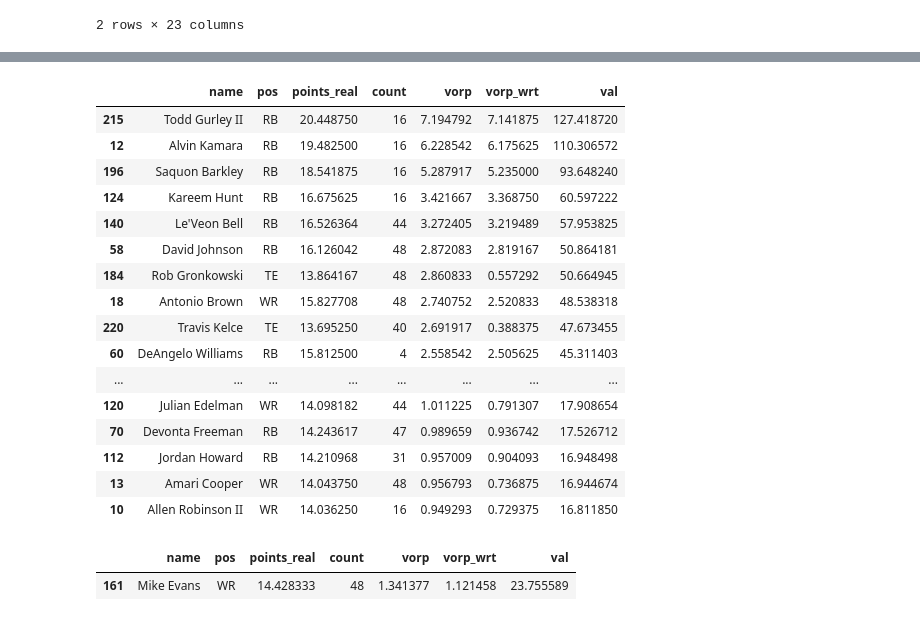
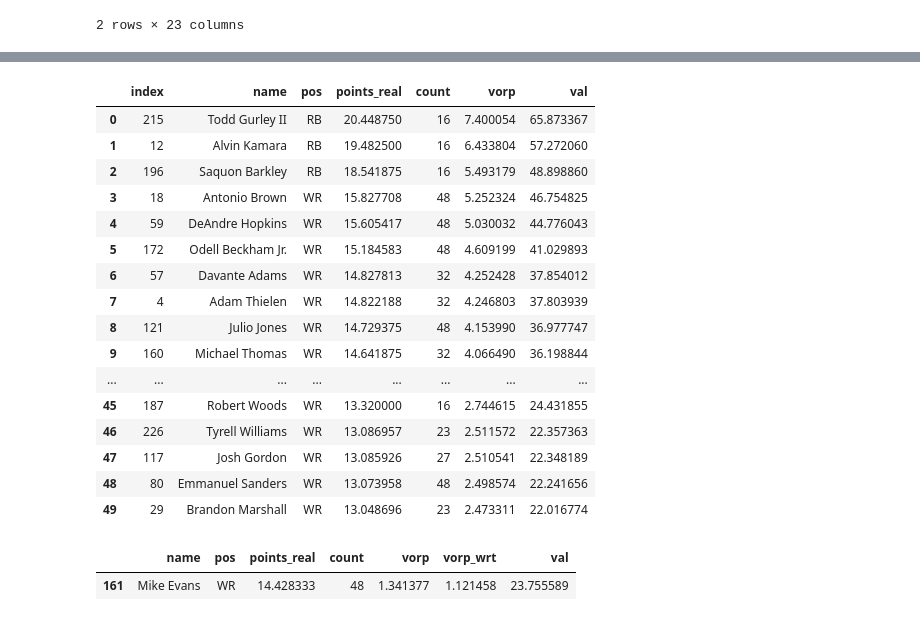
Before and after one commit to misosoph/YahooLeagueModel, a Jupyter notebook: NFLLeagueModel.ipynb, the cells around one changed output, grey strips where cells are left out. Cells and saved outputs as stored; diff of their text form; code cells hidden in the pictures.

Commit message:
Amended wrt vorp calculation

```diff
--- a/NFLLeagueModel.ipynb
+++ b/NFLLeagueModel.ipynb
@@ -48,7 +57,7 @@ teamkeys = [x['team'][0][0]['team_key'] for k,x in response['fantasy_content']['
 
 playersByKey = {}
 for start in range(1,2000,25):
-    response = json.loads(yfs._get('leagues;league_keys='+league_string+'/players;start='+str(start)+"/stats").content)
+    response = json.loads(oauth.session.get('leagues;league_keys='+league_string+'/players;start='+str(start)+"/stats", params={'format':'json'}).content)
     players = response['fantasy_content']['leagues']['0']['league'][1]['players']
     if(not players):
         break
@@ -185,21 +172,16 @@ stats_mean
+# %%
+rep_rank_map = roster_positions.set_index('position').repl_rank.to_dict()
+replacement={}
+replacement['QB'] = stats_mean.loc[stats_mean.pos=='QB'].sort_values('points_real', ascending=False).reset_index(drop=True).iloc[rep_rank_map['QB']+1].points_real
+#remaining players after filling position specific slots
+wrt_players = stats_mean.loc[stats_mean.pos.isin(['WR', 'RB', 'TE'])].sort_values('points_real', ascending=False).reset_index(drop=True)
+pos_players = wrt_players.iloc[rep_rank_map['W/R/T']+1:]
 # %%
-rep_rank_map = roster_positions.set_index('position').repl_rank.to_dict()
+bench_players = []
+for position in ['WR', 'RB', 'TE']:
+    pos_players = remaining_players.loc[remaining_players.pos==position].sort_values('points_real', ascending=False).reset_index(drop=True)
+    bench_players.append(pos_players.iloc[rep_rank_map[position]:])
+    replacement[position] = remaining_players.iloc[rep_rank_map[position]].points_real
 
-#remaining players after filling position specific slots
-wrt_players = []
-for position in ['QB', 'WR', 'RB', 'TE']:
-    pos_players = stats_mean.loc[stats_mean.pos==position].sort_values('points_real', ascending=False).reset_index(drop=True)
-    if position in ['WR', 'RB', 'TE']:
-        wrt_players.append(pos_players.iloc[rep_rank_map[position]:])
-    else:
-        replacement[position] = pos_players.iloc[rep_rank_map[position]].points_real
-
-stats_mean['vorp'] = stats_mean.apply(lambda x:x.points_real-replacement[x.pos], axis=1)
-wrt_players = pd.concat(wrt_players).sort_values('points_real', ascending=False).reset_index(drop=True)
-wrt_repl = wrt_players.iloc[rep_rank_map['W/R/T']+1].points_real
-stats_mean['vorp_wrt'] = stats_mean.points_real-wrt_repl
-
-replacement.update(wrt_players.iloc[rep_rank_map['W/R/T']+2:].groupby('pos').points_real.max().to_dict())
-replacement
-
+#stats_mean['vorp'] = stats_mean.apply(lambda x:x.points_real-replacement[x.pos], axis=1)
 stats_mean['vorp'] = stats_mean.points_real-stats_mean.pos.replace(replacement)
@@ -215,6 +210,6 @@ playerStats[playerStats.name=='Taylor Gabriel']
 2 rows × 23 columns
 # %%
 
-vorp_val = (int(league_settings['max_teams']) * 200 - spent_val) / (remaining_players[remaining_players.vorp>=0].vorp.sum() + remaining_players[(remaining_players.vorp<0) & (remaining_players.vorp_wrt>=0)].vorp.sum())
+vorp_val = (int(league_settings['max_teams']) * 200 - spent_val) / stats_mean[stats_mean.vorp>=0].vorp.sum()
 stats_mean['val'] = stats_mean['vorp'] * vorp_val
 remaining_players = stats_mean#[~stats_mean.name.isin(list(draftresults.name))]
@@ -232,23 +216,23 @@ rep_rank_map
 # %%
-stats_mean.sort_values('val', ascending=False)[:50]
+stats_mean.sort_values('val', ascending=False).reset_index()[:50]
 # %% [output]
-|  | name | pos | points_real | count | vorp | vorp_wrt | val |
-| 215 | Todd Gurley II | RB | 20.448750 | 16 | 7.194792 | 7.141875 | 127.418720 |
-| 12 | Alvin Kamara | RB | 19.482500 | 16 | 6.228542 | 6.175625 | 110.306572 |
-| 196 | Saquon Barkley | RB | 18.541875 | 16 | 5.287917 | 5.235000 | 93.648240 |
-| 124 | Kareem Hunt | RB | 16.675625 | 16 | 3.421667 | 3.368750 | 60.597222 |
-| 140 | Le'Veon Bell | RB | 16.526364 | 44 | 3.272405 | 3.219489 | 57.953825 |
-| 58 | David Johnson | RB | 16.126042 | 48 | 2.872083 | 2.819167 | 50.864181 |
-| 184 | Rob Gronkowski | TE | 13.864167 | 48 | 2.860833 | 0.557292 | 50.664945 |
-| 18 | Antonio Brown | WR | 15.827708 | 48 | 2.740752 | 2.520833 | 48.538318 |
-| 220 | Travis Kelce | TE | 13.695250 | 40 | 2.691917 | 0.388375 | 47.673455 |
-| 60 | DeAngelo Williams | RB | 15.812500 | 4 | 2.558542 | 2.505625 | 45.311403 |
+|  | index | name | pos | points_real | count | vorp | val |
+| 0 | 215 | Todd Gurley II | RB | 20.448750 | 16 | 7.400054 | 65.873367 |
+| 1 | 12 | Alvin Kamara | RB | 19.482500 | 16 | 6.433804 | 57.272060 |
+| 2 | 196 | Saquon Barkley | RB | 18.541875 | 16 | 5.493179 | 48.898860 |
+| 3 | 18 | Antonio Brown | WR | 15.827708 | 48 | 5.252324 | 46.754825 |
+| 4 | 59 | DeAndre Hopkins | WR | 15.605417 | 48 | 5.030032 | 44.776043 |
+| 5 | 172 | Odell Beckham Jr. | WR | 15.184583 | 48 | 4.609199 | 41.029893 |
+| 6 | 57 | Davante Adams | WR | 14.827813 | 32 | 4.252428 | 37.854012 |
+| 7 | 4 | Adam Thielen | WR | 14.822188 | 32 | 4.246803 | 37.803939 |
+| 8 | 121 | Julio Jones | WR | 14.729375 | 48 | 4.153990 | 36.977747 |
+| 9 | 160 | Michael Thomas | WR | 14.641875 | 32 | 4.066490 | 36.198844 |
 | ... | ... | ... | ... | ... | ... | ... | ... |
-| 120 | Julian Edelman | WR | 14.098182 | 44 | 1.011225 | 0.791307 | 17.908654 |
-| 70 | Devonta Freeman | RB | 14.243617 | 47 | 0.989659 | 0.936742 | 17.526712 |
-| 112 | Jordan Howard | RB | 14.210968 | 31 | 0.957009 | 0.904093 | 16.948498 |
-| 13 | Amari Cooper | WR | 14.043750 | 48 | 0.956793 | 0.736875 | 16.944674 |
-| 10 | Allen Robinson II | WR | 14.036250 | 16 | 0.949293 | 0.729375 | 16.811850 |
+| 45 | 187 | Robert Woods | WR | 13.320000 | 16 | 2.744615 | 24.431855 |
+| 46 | 226 | Tyrell Williams | WR | 13.086957 | 23 | 2.511572 | 22.357363 |
+| 47 | 117 | Josh Gordon | WR | 13.085926 | 27 | 2.510541 | 22.348189 |
+| 48 | 80 | Emmanuel Sanders | WR | 13.073958 | 48 | 2.498574 | 22.241656 |
+| 49 | 29 | Brandon Marshall | WR | 13.048696 | 23 | 2.473311 | 22.016774 |
 # %%
 stats_mean[stats_mean.name=='Mike Evans']
 # %% [output]
```
Also changed, not shown: parts of 12 cells of this notebook, 1 other file.
